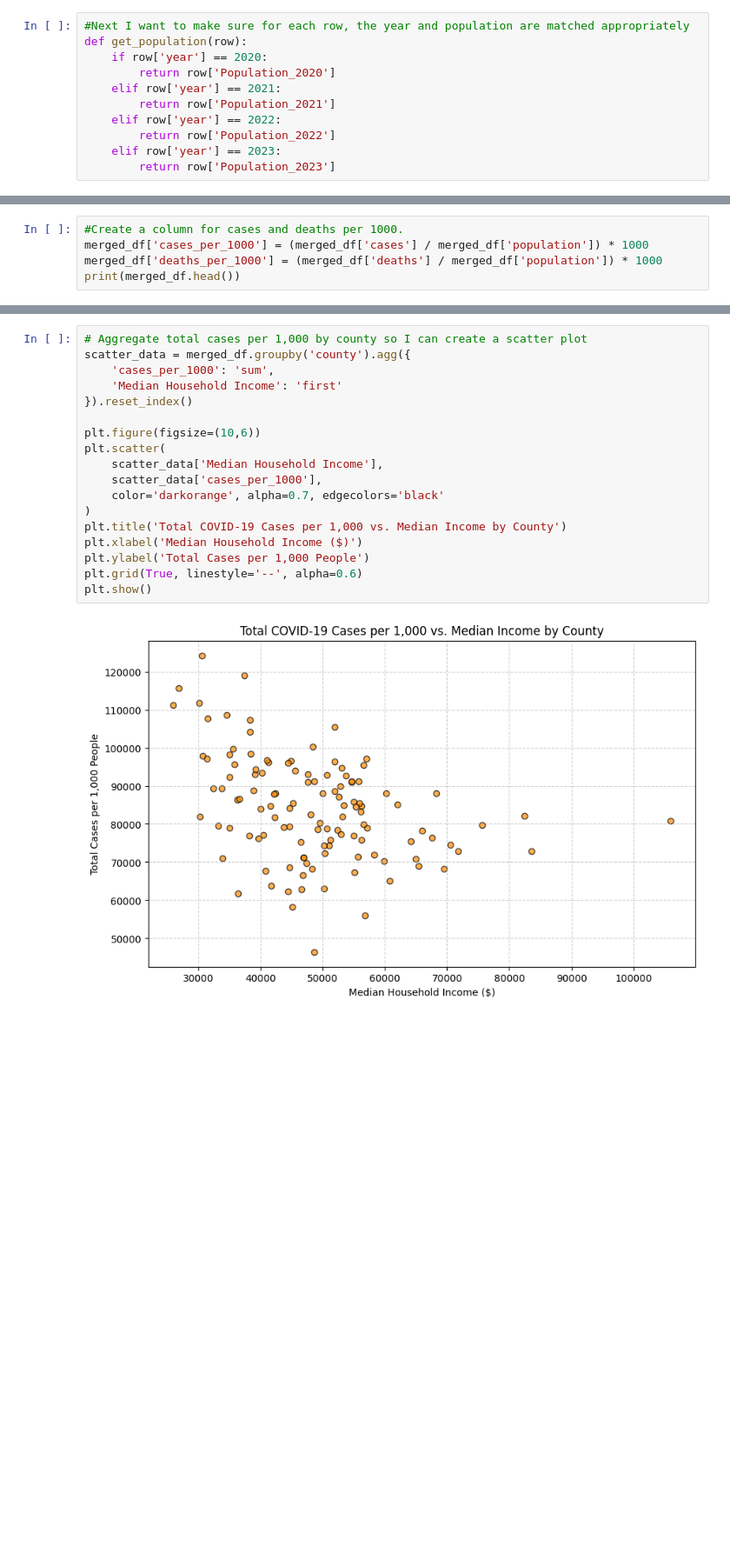
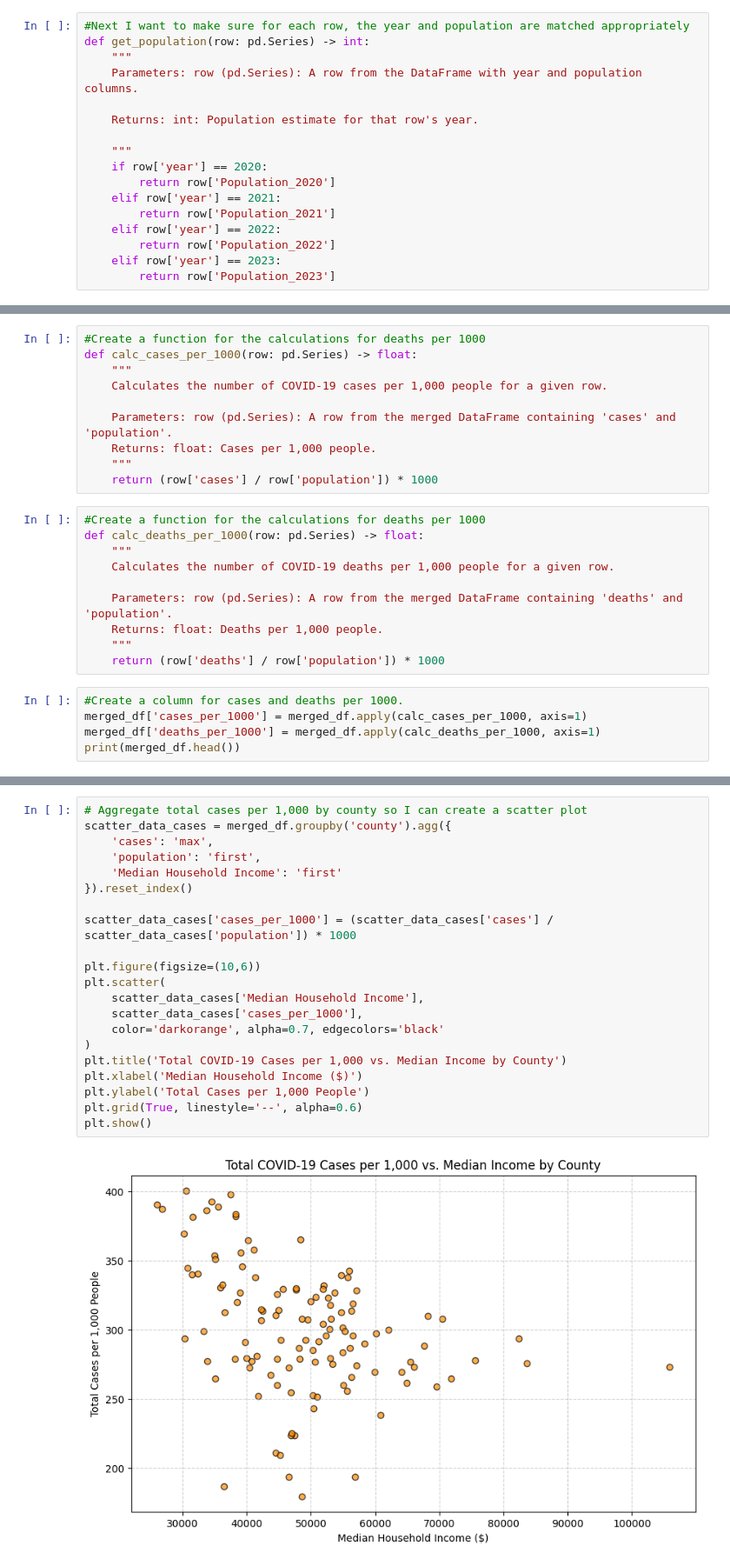
Before and after one commit to JonChadwell/covid_vs_income_ky, a Jupyter notebook: notebooks/covid_analysis.ipynb, the cells around one changed output, grey strips where cells are left out. Shown at 87% size. Cells and saved outputs as stored; diff of their text form; blank space fills up the shorter version.

```diff
--- a/notebooks/covid_analysis.ipynb
+++ b/notebooks/covid_analysis.ipynb
@@ -717,7 +734,13 @@ print(merged_df.head())
 4           783381  2020    2020-03
 # %%
 #Next I want to make sure for each row, the year and population are matched appropriately
-def get_population(row):
+def get_population(row: pd.Series) -> int:
+    """
+    Parameters: row (pd.Series): A row from the DataFrame with year and population columns.
+
+    Returns: int: Population estimate for that row's year.
+
+    """
     if row['year'] == 2020:
         return row['Population_2020']
     elif row['year'] == 2021:
@@ -749,10 +772,30 @@ print(merged_df.tail())
 92527            36917  2022    2022-05       36950
 92528             6370  2022    2022-05        6415
 92529            27522  2022    2022-05       27150
+# %%
+#Create a function for the calculations for deaths per 1000
+def calc_cases_per_1000(row: pd.Series) -> float:
+    """
+    Calculates the number of COVID-19 cases per 1,000 people for a given row.
+
+    Parameters: row (pd.Series): A row from the merged DataFrame containing 'cases' and 'population'.
+    Returns: float: Cases per 1,000 people.
+    """
+    return (row['cases'] / row['population']) * 1000
+# %%
+#Create a function for the calculations for deaths per 1000
+def calc_deaths_per_1000(row: pd.Series) -> float:
+    """
+    Calculates the number of COVID-19 deaths per 1,000 people for a given row.
+
+    Parameters: row (pd.Series): A row from the merged DataFrame containing 'deaths' and 'population'.
+    Returns: float: Deaths per 1,000 people.
+    """
+    return (row['deaths'] / row['population']) * 1000
 # %%
 #Create a column for cases and deaths per 1000.
-merged_df['cases_per_1000'] = (merged_df['cases'] / merged_df['population']) * 1000
-merged_df['deaths_per_1000'] = (merged_df['deaths'] / merged_df['population']) * 1000
+merged_df['cases_per_1000'] = merged_df.apply(calc_cases_per_1000, axis=1)
+merged_df['deaths_per_1000'] = merged_df.apply(calc_deaths_per_1000, axis=1)
 print(merged_df.head())
 # %% [output]
       county       date  cases  deaths  Median Household Income  \
@@ -836,20 +887,23 @@ plt.show()
 # %%
 # Aggregate total cases per 1,000 by county so I can create a scatter plot
-scatter_data = merged_df.groupby('county').agg({
-    'cases_per_1000': 'sum',
+scatter_data_cases = merged_df.groupby('county').agg({
+    'cases': 'max',
+    'population': 'first',
     'Median Household Income': 'first'
 }).reset_index()
 
+scatter_data_cases['cases_per_1000'] = (scatter_data_cases['cases'] / scatter_data_cases['population']) * 1000
+
 plt.figure(figsize=(10,6))
 plt.scatter(
-    scatter_data['Median Household Income'],
-    scatter_data['cases_per_1000'],
+    scatter_data_cases['Median Household Income'],
+    scatter_data_cases['cases_per_1000'],
     color='darkorange', alpha=0.7, edgecolors='black'
 )
 plt.title('Total COVID-19 Cases per 1,000 vs. Median Income by County')
 plt.xlabel('Median Household Income ($)')
 plt.ylabel('Total Cases per 1,000 People')
 plt.grid(True, linestyle='--', alpha=0.6)
 plt.show()
 # %% [output]
-[figure, old version]
+[figure, new version]
```
Also changed, not shown: parts of 18 cells of this notebook, 2 other files.
